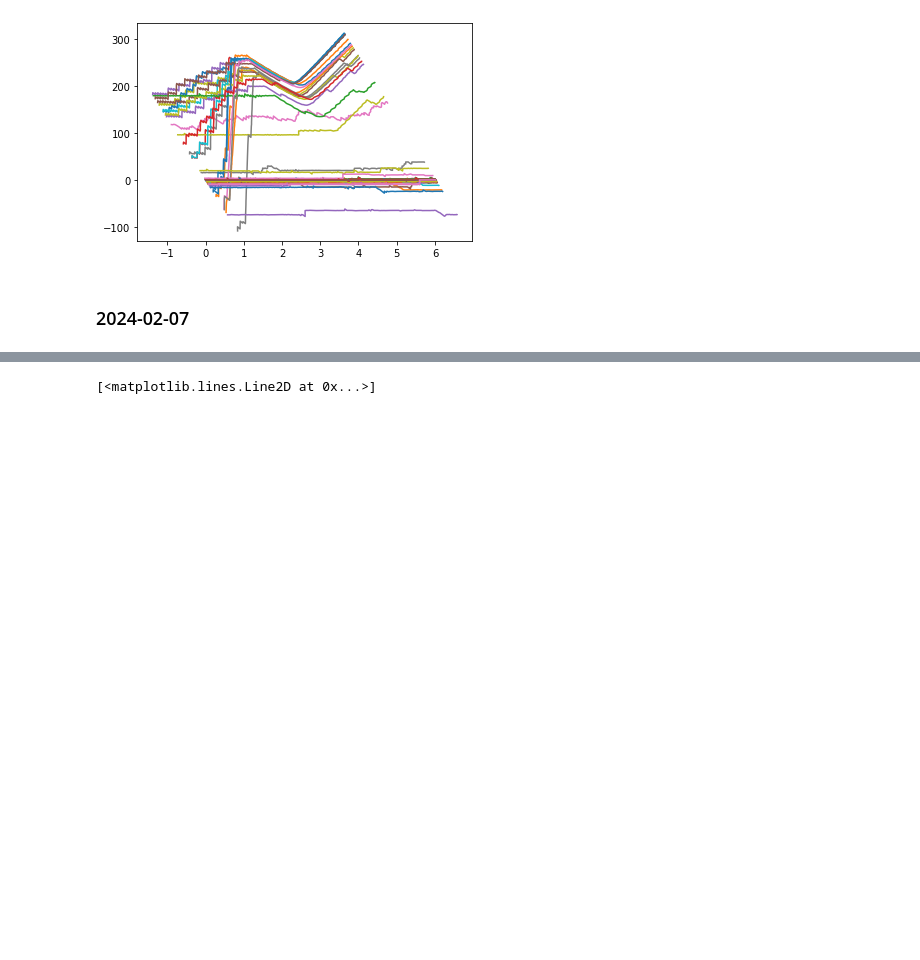
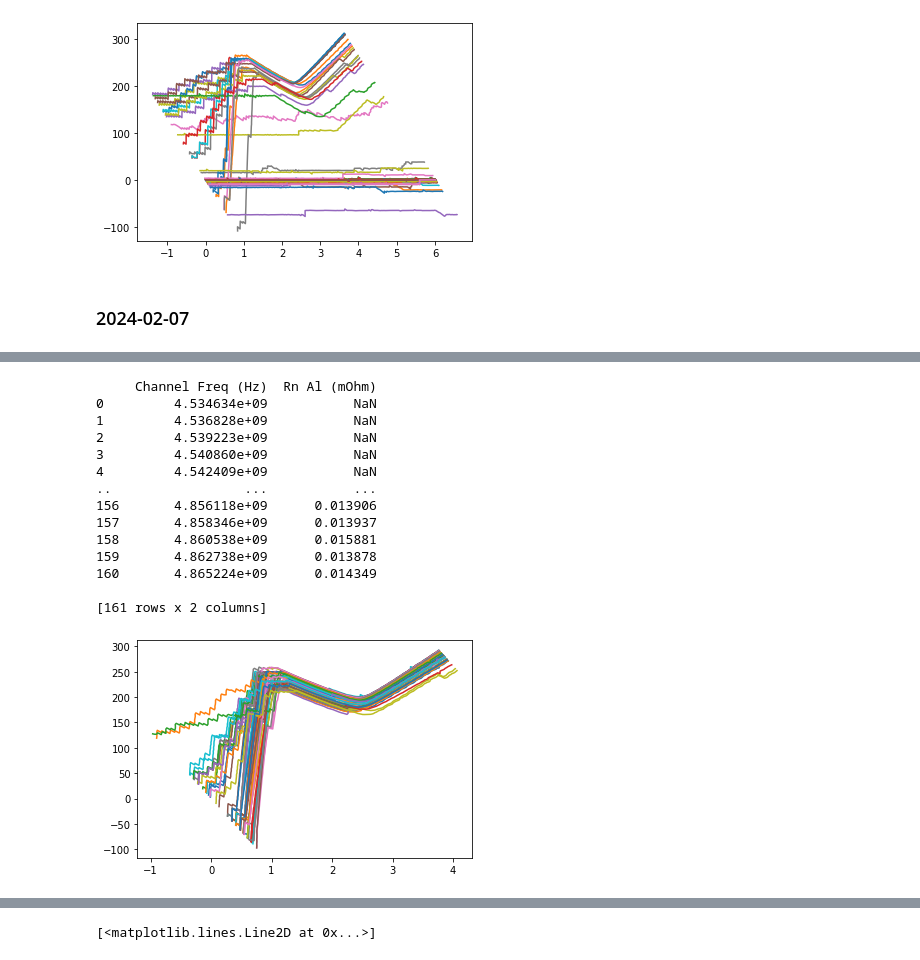
Before and after one commit to withersm/readout, a Jupyter notebook: jupyter_notebooks/data_view.ipynb, the cells around one changed output, grey strips where cells are left out. Cells and saved outputs as stored; diff of their text form; code cells hidden in the pictures; blank space fills up the shorter version.

```diff
--- a/jupyter_notebooks/data_view.ipynb
+++ b/jupyter_notebooks/data_view.ipynb
@@ -706,3 +811,25 @@ bad channel 87
+# %%
+for ch in range(result['Ites'].shape[0]):
+    plt.plot(result['Vtes'][ch], result['Ites'][ch])
+
+chart = dm.get_channel_response_summary(result,'./4750MHz_ASU7.csv')
+print(chart)
+# %% [output]
+     Channel Freq (Hz)  Rn Al (mOhm)
+0         4.534634e+09           NaN
+1         4.536828e+09           NaN
+2         4.539223e+09           NaN
+3         4.540860e+09           NaN
+4         4.542409e+09           NaN
+..                 ...           ...
+156       4.856118e+09      0.013906
+157       4.858346e+09      0.013937
+158       4.860538e+09      0.015881
+159       4.862738e+09      0.013878
+160       4.865224e+09      0.014349
+
+[161 rows x 2 columns]
+[figure, added]
 # %%
 #4.75 GHz, ASU 8
 %matplotlib inline
```
Also changed, not shown: parts of 40 cells of this notebook.
